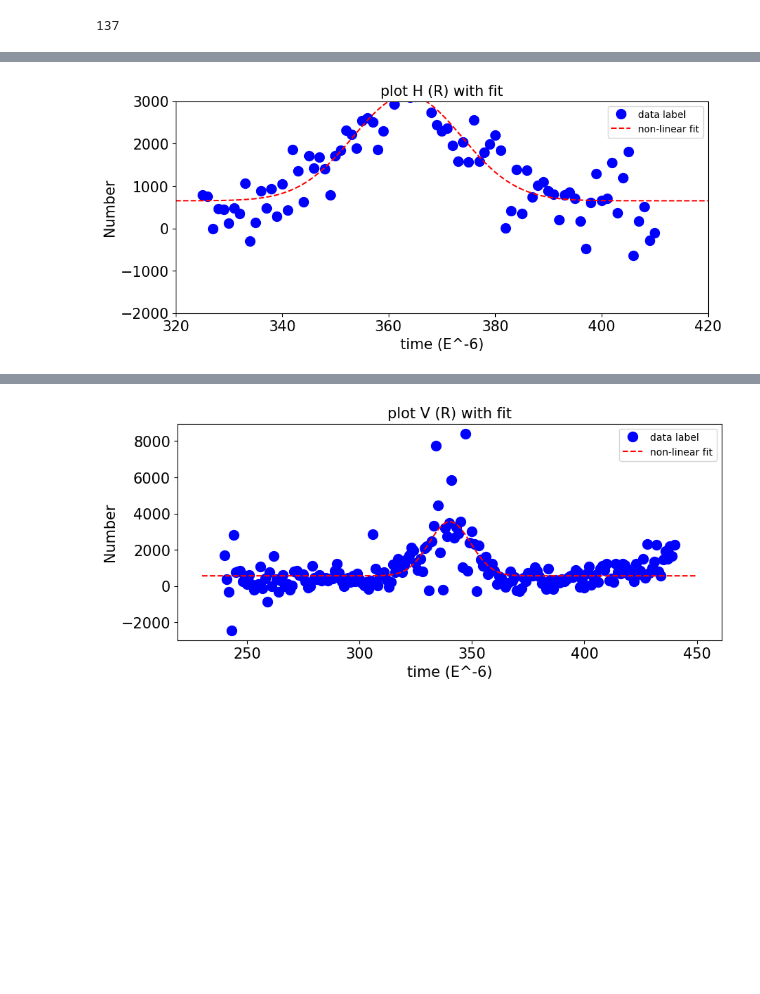
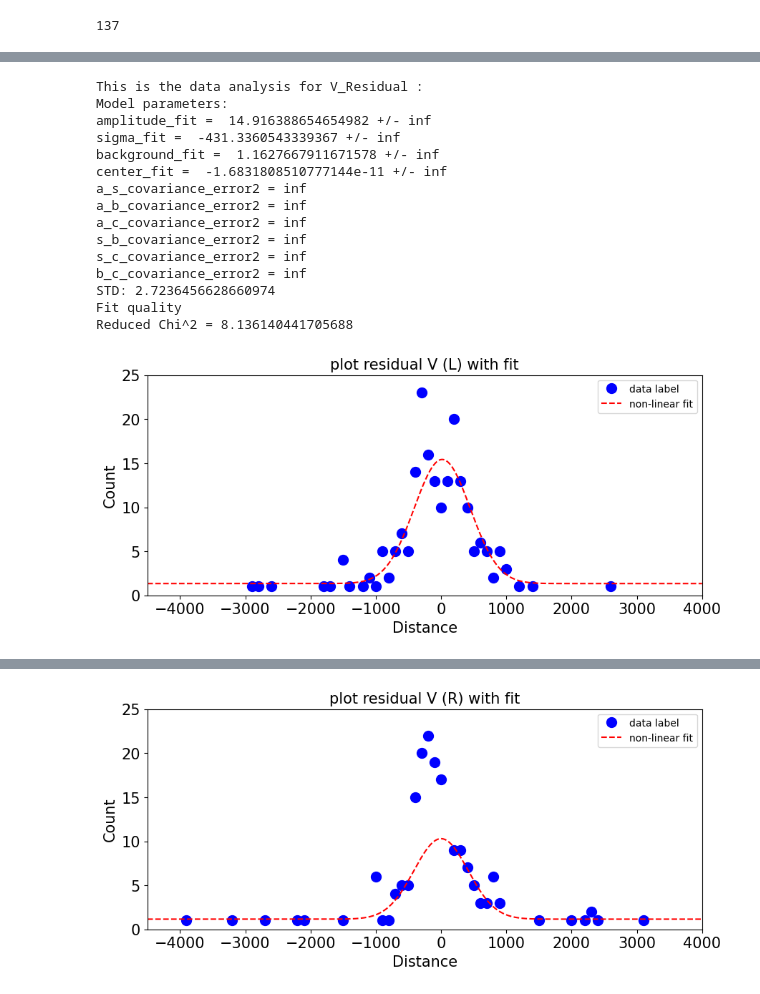
Before and after one commit to Hjhiinu/AtomImaging, a Jupyter notebook: atom_analysis.ipynb, the cells around one changed output, grey strips where cells are left out. Saved outputs shown, nothing was run; the diff lists cells and outputs as text; code cells hidden in the pictures; blank space fills up the shorter version.

```diff
--- a/atom_analysis.ipynb
+++ b/atom_analysis.ipynb
@@ -190,4 +190,4 @@ def analysis(x_data,y_data,iP,type,y_error):
   print("Fit quality")
   print("Reduced Chi^2 =", Reduced_Chi_squared)
 
-  return [amplitude_fit, sigma_fit, background_fit, center_fit, Atom_Number_Fit,Atom_Number_Fit_Errorbar,residuals_y,residuals_y_normalized]
+  return [amplitude_fit, sigma_fit, background_fit, center_fit, Atom_Number_Fit,Atom_Number_Fit_Errorbar,residuals_y,residuals_y_normalized,std]
@@ -304,6 +403,8 @@ def categorize_D(data,bin=100):
   plt.grid(True)
   plt.show()
 
+  return actual_D,count
+
 def categorize_D_bin_10(data,bin=10):
   bins=[int(x//bin*bin) for x in data]
   distance_counter=Counter(bins)
@@ -365,6 +466,8 @@ plt.plot(x_lines,0.0*y_lines, 'r-')
 plt.plot(x_lines,y_lines, 'r--')
 plt.plot(x_lines,-y_lines, 'r--')
 
-categorize_D(H1_residual)
+residual_X_H,residual_Y_H=categorize_D(H1_residual)
 categorize_D_bin_10(H1_residual)
+
+residual_X_H_2,residual_Y_H_2=categorize_D(H2_residual)
 # %% [output]
@@ -414,6 +611,8 @@ y_lines = np.array([1.0, 1.0])
 plt.plot(x_lines,0.0*y_lines, 'r-')
 plt.plot(x_lines,y_lines, 'r--')
 plt.plot(x_lines,-y_lines, 'r--')
-categorize_D(V1_residual)
+residual_X_V,residual_Y_V=categorize_D(V1_residual)
 categorize_D_bin_10(V1_residual)
+
+residual_X_V_2,residual_Y_V_2=categorize_D(V2_residual)
 # %% [output]
@@ -424,58 +624,77 @@ categorize_D_bin_10(V1_residual)
 # %%
-fig7=plt.figure(5,figsize=(10,4))                                             # create new figure for plotting
+V_Residual=analysis(residual_X_V,residual_Y_V,[20,20,0,0],"V_Residual",None)
+V_Residual_a,V_Residual_s,V_Residual_b,V_Residual_c=V_Residual[0],V_Residual[1],V_Residual[2],V_Residual[3]
 
-plt.plot(D_x, D_y, 'blue', linestyle='none', marker='o', markerfacecolor='blue', markersize=10, label='data label')  # make the plot with round markers
-plt.title('plot H (R) with fit', fontsize=15)                           # Add the plot title
+fig10=plt.figure(10,figsize=(10,4))                                             # create new figure for plotting
 
-plt.ylabel('Number', fontsize=15)                     # Add the y-axis label, "fontsize" is optional
+plt.plot(residual_X_V,residual_Y_V, 'blue', linestyle='none', marker='o', markerfacecolor='blue', markersize=10, label='data label')  # make the plot with round markers
+plt.title('plot residual V (L) with fit', fontsize=15)                           # Add the plot title
+
+plt.ylabel('Count', fontsize=15)                     # Add the y-axis label, "fontsize" is optional
 plt.yticks(size=15)                                            # adjust the size of the y-axis tick number labels
 
-plt.xlabel('time (E^-6)', fontsize=15)                            # Add the x-axis label, "fontsize" is optional
+plt.xlabel('Distance', fontsize=15)                            # Add the x-axis label, "fontsize" is optional
 plt.xticks(size=15)                                            # adjust the size of the x-axis tick number labels
 
 
 #plt.errorbar(D_x, D_y, y_errorbars, fmt='o', ecolor='green', capsize=5)   # Add error bars
 
 # Generate the points for the fitting curve (linear function in this case)
-x_fit = np.linspace(320,420,500)                    # Generate an ordered array of 100 x-values between -0.3 and 4.3
-y_fit = yModel(x_fit, D_a, D_s, D_b, D_c)                  # Generate the y-values for the fitting curve (linear in this case)
+x_fit = np.linspace(-4500,4000,10000)                    # Generate an ordered array of 100 x-values between -0.3 and 4.3
+y_fit = yModel(x_fit, H_Residual_a,H_Residual_s,H_Residual_b,H_Residual_c)                  # Generate the y-values for the fitting curve (linear in this case)
 
 plt.plot(x_fit,y_fit, 'r--', label='non-linear fit')                         # Plot the fit as a dashed red line on top of the original plot
 
-plt.xlim(320, 420)                                            # Set the range of the plot's x-axis
-plt.ylim(-2000, 3000)
+plt.xlim(-4500, 4000)                                            # Set the range of the plot's x-axis
+plt.ylim(0, 25)
 # Add in legend
 plt.legend()
 
 plt.show()
 
+V_Residual_2=analysis(residual_X_V_2,residual_Y_V_2,[25,100,0,0],"V_Residual_2",None)
+V_Residual_a_2,V_Residual_s_2,V_Residual_b_2,V_Residual_c_2=V_Residual_2[0],V_Residual_2[1],V_Residual_2[2],V_Residual_2[3]
 
+fig10=plt.figure(10,figsize=(10,4))                                             # create new figure for plotting
 
+plt.plot(residual_X_V_2,residual_Y_V_2, 'blue', linestyle='none', marker='o', markerfacecolor='blue', markersize=10, label='data label')  # make the plot with round markers
+plt.title('plot residual V (R) with fit', fontsize=15)                           # Add the plot title
 
-
-fig8=plt.figure(4,figsize=(10,4))                                             # create new figure for plotting
-
-plt.plot(F_x, F_y, 'blue', linestyle='none', marker='o', markerfacecolor='blue', markersize=10, label='data label')  # make the plot with round markers
-plt.title('plot V (R) with fit', fontsize=15)                           # Add the plot title
-
-plt.ylabel('Number', fontsize=15)                     # Add the y-axis label, "fontsize" is optional
+plt.ylabel('Count', fontsize=15)                     # Add the y-axis label, "fontsize" is optional
 plt.yticks(size=15)                                            # adjust the size of the y-axis tick number labels
 
-plt.xlabel('time (E^-6)', fontsize=15)                            # Add the x-axis label, "fontsize" is optional
+plt.xlabel('Distance', fontsize=15)                            # Add the x-axis label, "fontsize" is optional
 plt.xticks(size=15)                                            # adjust the size of the x-axis tick number labels
 
 
-#plt.errorbar(x_data, y_data, y_errorbars, fmt='o', ecolor='green', capsize=5)   # Add error bars
+#plt.errorbar(D_x, D_y, y_errorbars, fmt='o', ecolor='green', capsize=5)   # Add error bars
 
 # Generate the points for the fitting curve (linear function in this case)
-x_fit = np.linspace(230,450,500)                    # Generate an ordered array of 100 x-values between -0.3 and 4.3
-y_fit = yModel(x_fit, F_a, F_s, F_b, F_c)                  # Generate the y-values for the fitting curve (linear in this case)
+x_fit = np.linspace(-4500,4000,10000)                    # Generate an ordered array of 100 x-values between -0.3 and 4.3
+y_fit = yModel(x_fit, H_Residual_a_2,H_Residual_s_2,H_Residual_b_2,H_Residual_c_2)                  # Generate the y-values for the fitting curve (linear in this case)
 
 plt.plot(x_fit,y_fit, 'r--', label='non-linear fit')                         # Plot the fit as a dashed red line on top of the original plot
 
+plt.xlim(-4500, 4000)                                            # Set the range of the plot's x-axis
+plt.ylim(0, 25)
 # Add in legend
 plt.legend()
 
 plt.show()
 # %% [output]
+This is the data analysis for V_Residual :
+Model parameters:
+amplitude_fit =  14.916388654654982 +/- inf
+sigma_fit =  -431.3360543339367 +/- inf
+background_fit =  1.1627667911671578 +/- inf
+center_fit =  -1.6831808510777144e-11 +/- inf
+a_s_covariance_error2 = inf
+a_b_covariance_error2 = inf
+a_c_covariance_error2 = inf
+s_b_covariance_error2 = inf
+s_c_covariance_error2 = inf
+b_c_covariance_error2 = inf
+STD: 2.7236456628660974
+Fit quality
+Reduced Chi^2 = 8.136140441705688
-[figure, old version]
+[figure, new version]
@@ -482 +716 @@ plt.show()
-[figure, old version]
+[figure, new version]
```
Also changed, not shown: parts of 13 cells of this notebook.
